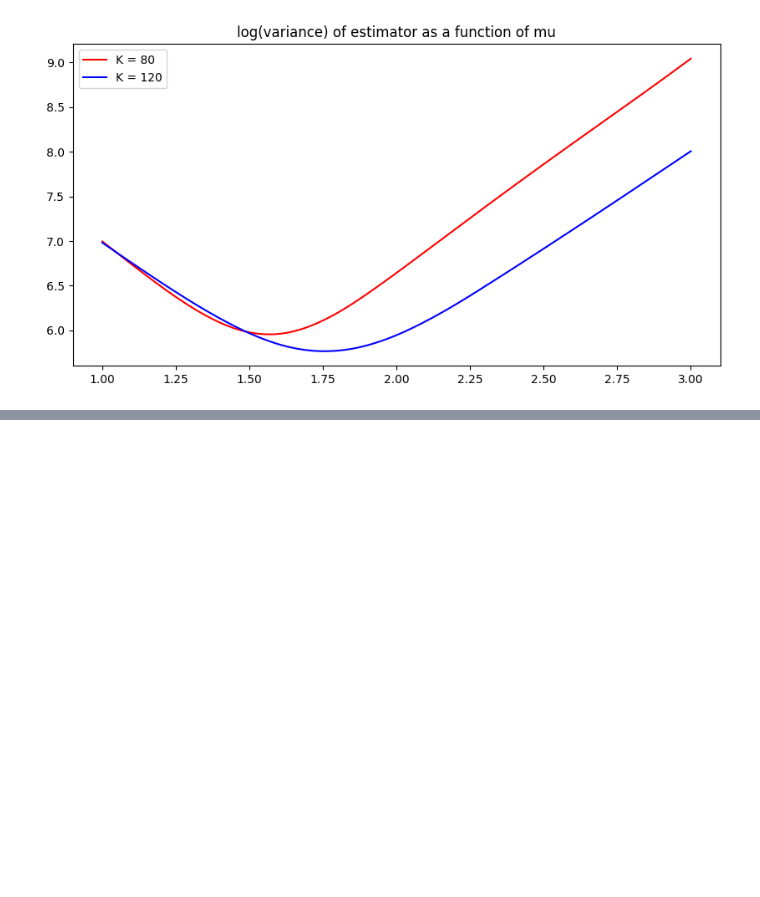
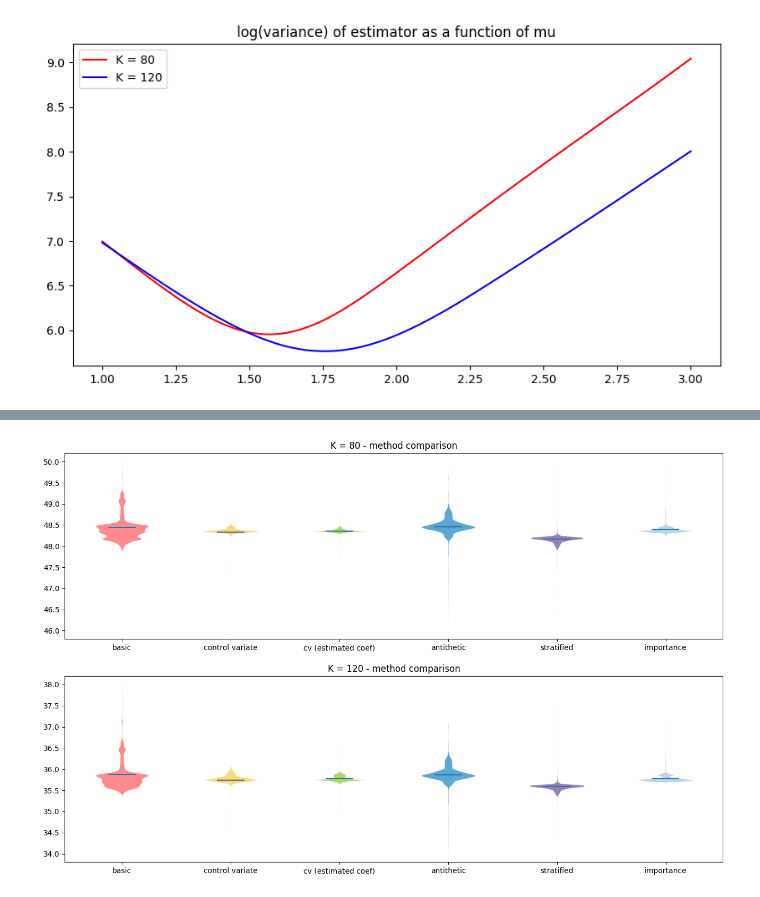
Before and after one commit to AntoniKingston/WdMF, a Jupyter notebook: Lab6/lab6.ipynb, the cells around one changed output, grey strips where cells are left out. Cells and saved outputs as stored; diff of their text form; code cells hidden in the pictures; blank space fills up the shorter version.

```diff
--- a/Lab6/lab6.ipynb
+++ b/Lab6/lab6.ipynb
@@ -246,0 +344,40 @@ np.float64(0.3989422804014327)
+# %%
+colors = [
+    '#FF595E',
+    '#FFCA3A',
+    '#8AC926',
+    '#1982C4',
+    '#6A4C93',
+    '#FF924C'
+]
+# %%
+def limit_array_to_range(array, lower, upper):
+    return array[(array > lower) & (array < upper)]
+# %%
+K1_data = [basic_estimates_1, control_variate_estimates_1, control_variate_estimated_coef_estimates1, merged_estimates_1, stratified_estimates_1, imp_samp_estimates1]
+K2_data = [basic_estimates_2, control_variate_estimates_2, control_variate_estimated_coef_estimates2,merged_estimates_2, stratified_estimates_2, imp_samp_estimates2]
+for i in range(len(K1_data)):
+    K1_data[i] = limit_array_to_range(K1_data[i], 46,50)
+    K2_data[i] = limit_array_to_range(K2_data[i], 34,38)
+
+ticks = ['basic', 'control variate', 'cv (estimated coef)','antithetic', 'stratified', 'importance']
+plt.figure(figsize=(16,10))
+plt.subplot(2,1,1)
+parts = plt.violinplot(K1_data, showmeans=True, showextrema=False)
+for body, color in zip(parts['bodies'], colors):
+    body.set_facecolor(color)
+    body.set_edgecolor('white')
+    body.set_alpha(0.7)
+plt.xticks([1,2,3,4,5,6],ticks)
+plt.title('K = 80 - method comparison')
+plt.subplot(2,1,2)
+parts = plt.violinplot(K2_data, showmeans=True, showextrema=False)
+for body, color in zip(parts['bodies'], colors):
+    body.set_facecolor(color)
+    body.set_edgecolor('white')
+    body.set_alpha(0.7)
+plt.xticks([1,2,3,4,5,6],ticks)
+plt.title('K = 120 - method comparison')
+plt.show()
+# %% [output]
+[figure, added]
```
Also changed, not shown: parts of 9 cells of this notebook.
